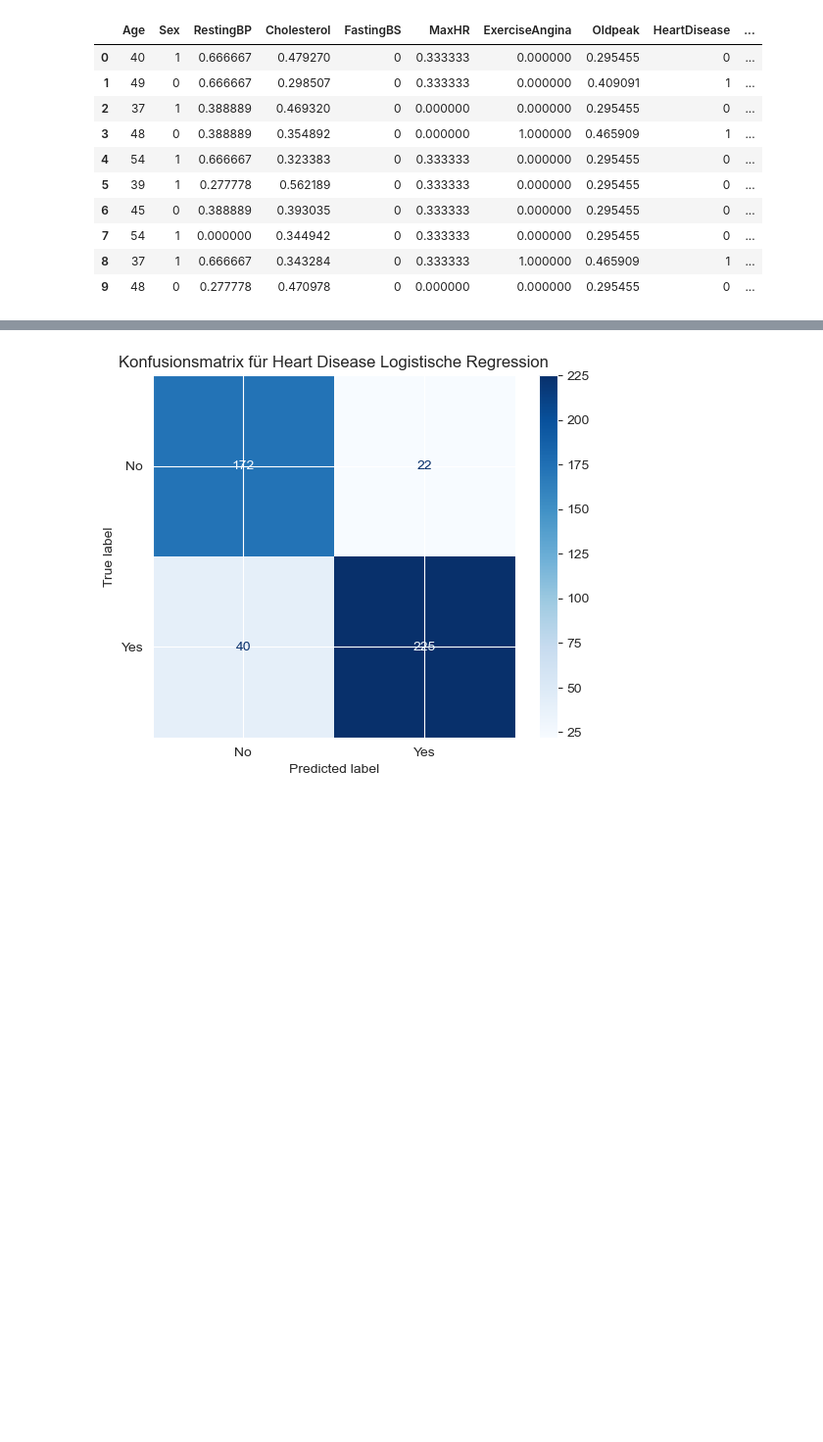
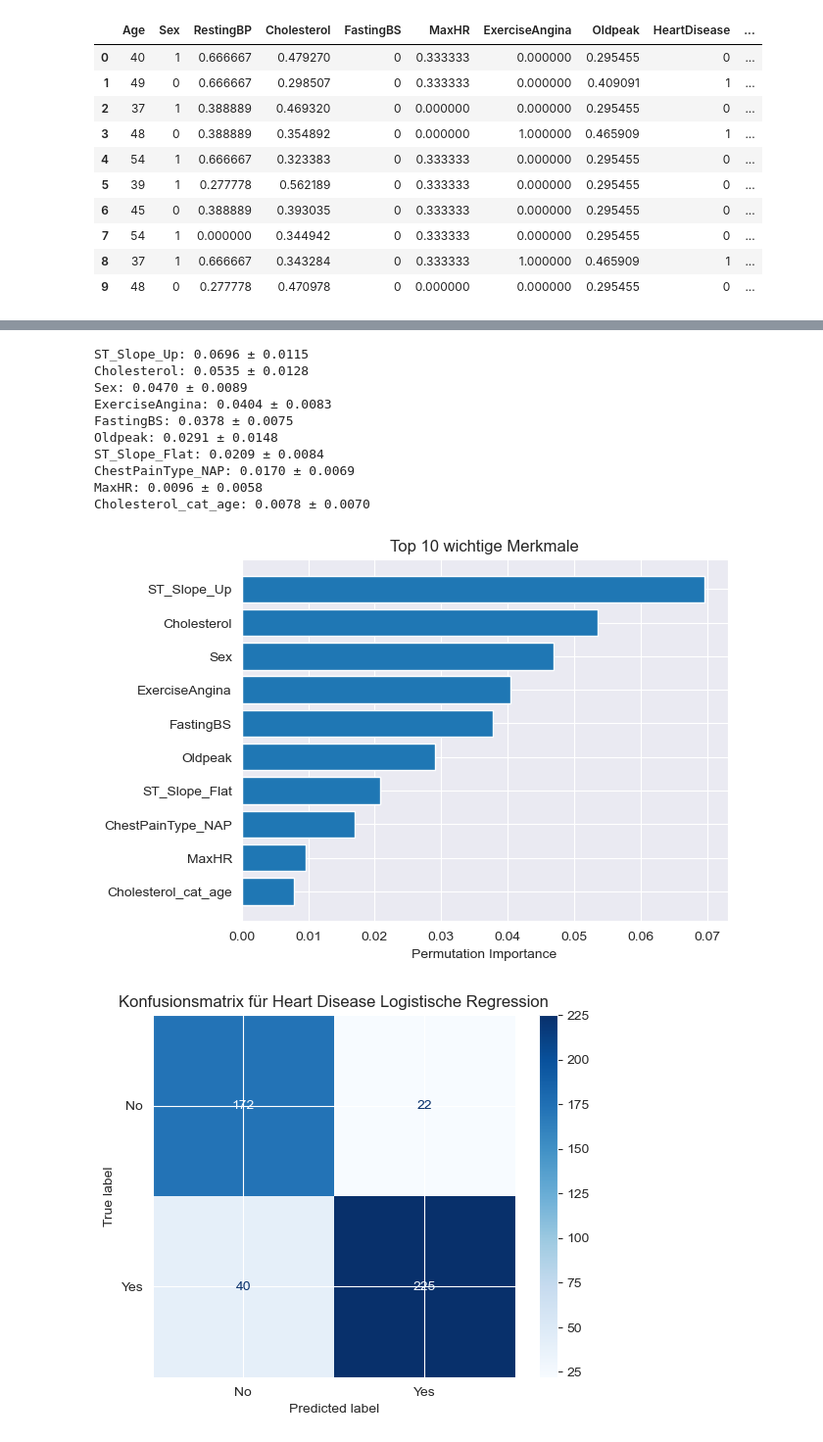
Before and after one commit to ManaTrooo/Asai-Projekt, a Jupyter notebook: DataSet_2.ipynb, the cells around one changed output, grey strips where cells are left out. Shown at 98% size. Drawn from its saved outputs; the diff is of its cells as text; code cells hidden in the pictures; blank space fills up the shorter version.

```diff
--- a/DataSet_2.ipynb
+++ b/DataSet_2.ipynb
@@ -790,3 +1051,32 @@ Demographic Parity Difference: 0.529
+# %%
+from sklearn.inspection import permutation_importance
+
+result = permutation_importance(best_forest_model, X_test, y_test, n_repeats=10, random_state=42, scoring='accuracy')
+
+# Sortieren der Features nach Wichtigkeit
+sorted_idx = result.importances_mean.argsort()[::-1]
+for i in sorted_idx[:10]:
+    print(f"{X_test.columns[i]}: {result.importances_mean[i]:.4f} ± {result.importances_std[i]:.4f}")
+
+# Optional: Plot
+import matplotlib.pyplot as plt
+
+plt.barh(X_test.columns[sorted_idx[:10]][::-1], result.importances_mean[sorted_idx[:10]][::-1])
+plt.xlabel("Permutation Importance")
+plt.title("Top 10 wichtige Merkmale")
+plt.show()
+# %% [output]
+ST_Slope_Up: 0.0696 ± 0.0115
+Cholesterol: 0.0535 ± 0.0128
+Sex: 0.0470 ± 0.0089
+ExerciseAngina: 0.0404 ± 0.0083
+FastingBS: 0.0378 ± 0.0075
+Oldpeak: 0.0291 ± 0.0148
+ST_Slope_Flat: 0.0209 ± 0.0084
+ChestPainType_NAP: 0.0170 ± 0.0069
+MaxHR: 0.0096 ± 0.0058
+Cholesterol_cat_age: 0.0078 ± 0.0070
+[figure, added]
 # %%
 #logisticRegeression
 from sklearn.model_selection import train_test_split
```
Also changed, not shown: parts of 6 cells of this notebook, 1 other file.
